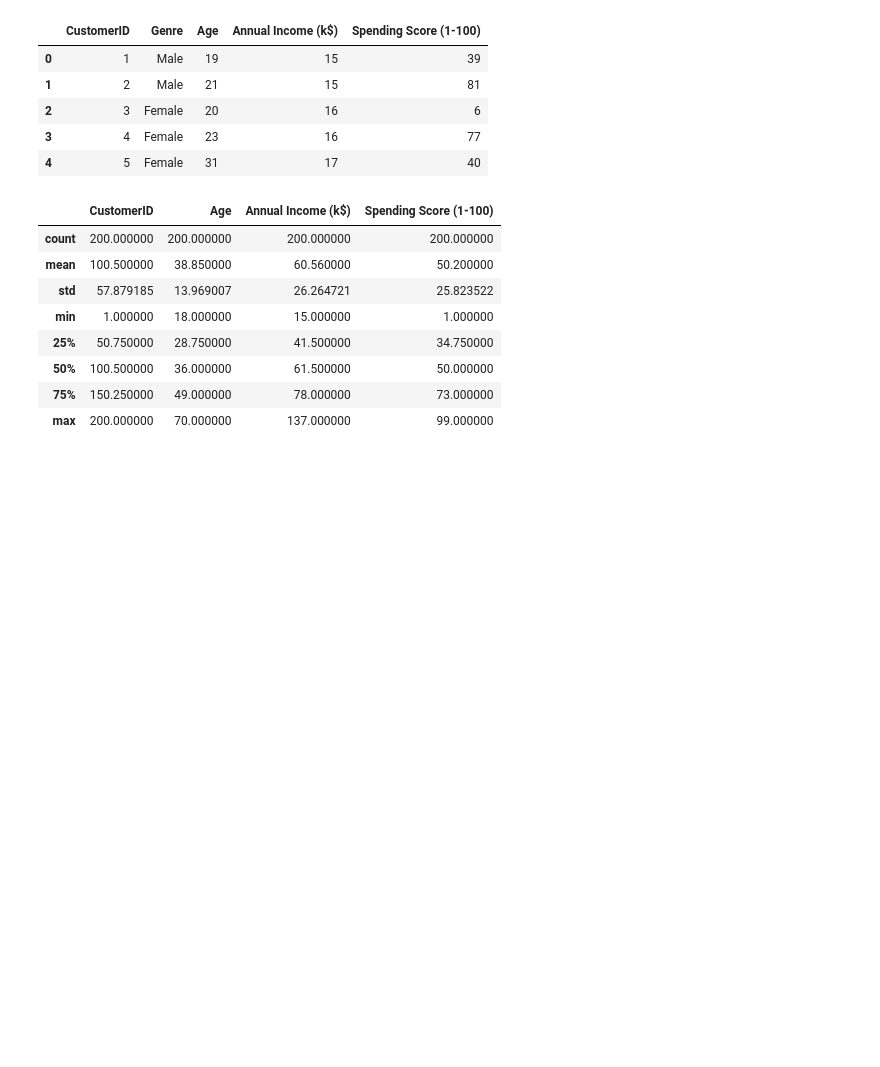
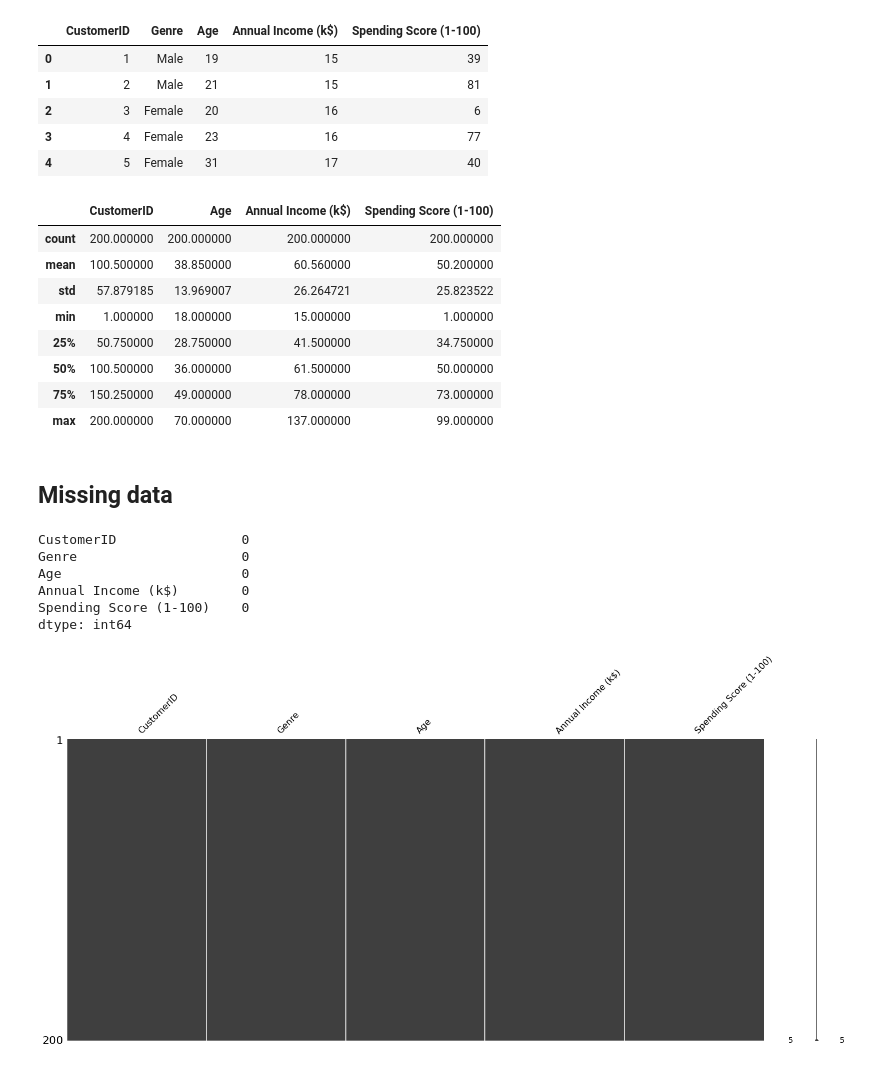
Before and after one commit to mo-amininasab/customers_segmentation, a Jupyter notebook: Mall_Customers_Segmentation.ipynb, the cells around one changed output. Saved outputs shown, nothing was run; the diff lists cells and outputs as text; code cells hidden in the pictures; blank space fills up the shorter version.

```diff
--- a/Mall_Customers_Segmentation.ipynb
+++ b/Mall_Customers_Segmentation.ipynb
@@ -55,3 +55,16 @@ data.describe()
 | 50% | 100.500000 | 36.000000 | 61.500000 | 50.000000 |
 | 75% | 150.250000 | 49.000000 | 78.000000 | 73.000000 |
 | max | 200.000000 | 70.000000 | 137.000000 | 99.000000 |
+# %% [markdown]
+## Missing data
+# %%
+missingno.matrix(data)
+data.isna().sum()
+# %% [output]
+CustomerID                0
+Genre                     0
+Age                       0
+Annual Income (k$)        0
+Spending Score (1-100)    0
+dtype: int64
+[figure, added]
```
Also changed, not shown: parts of 2 cells of this notebook.
